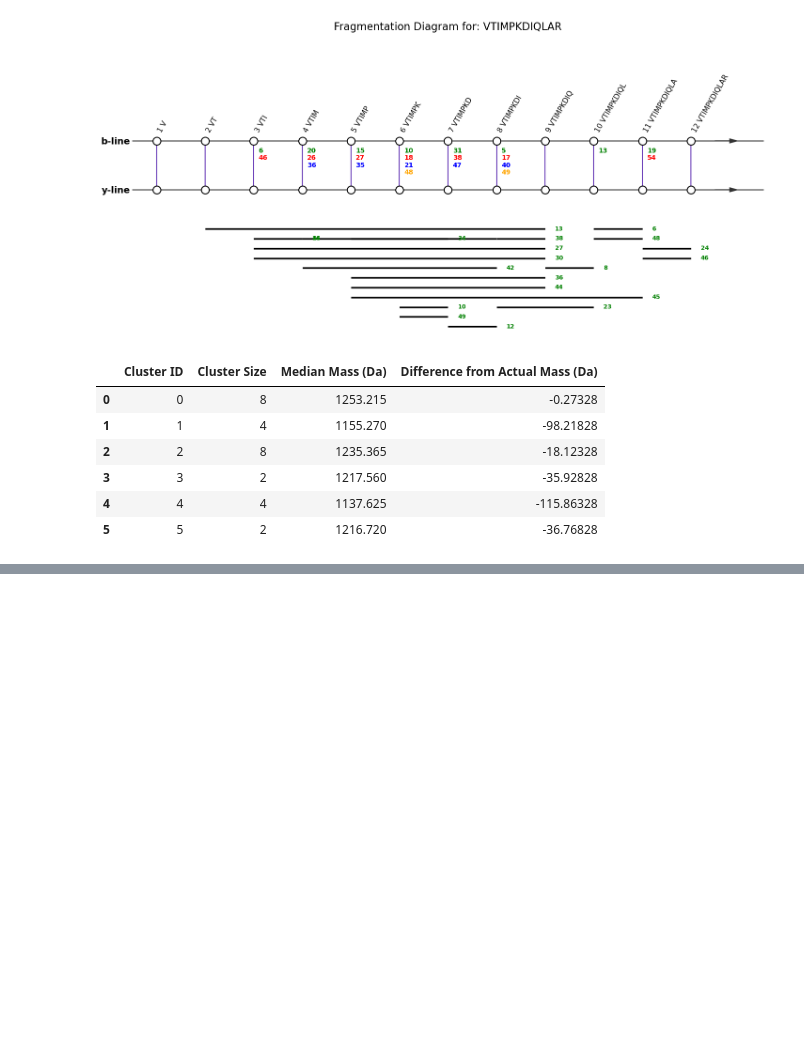
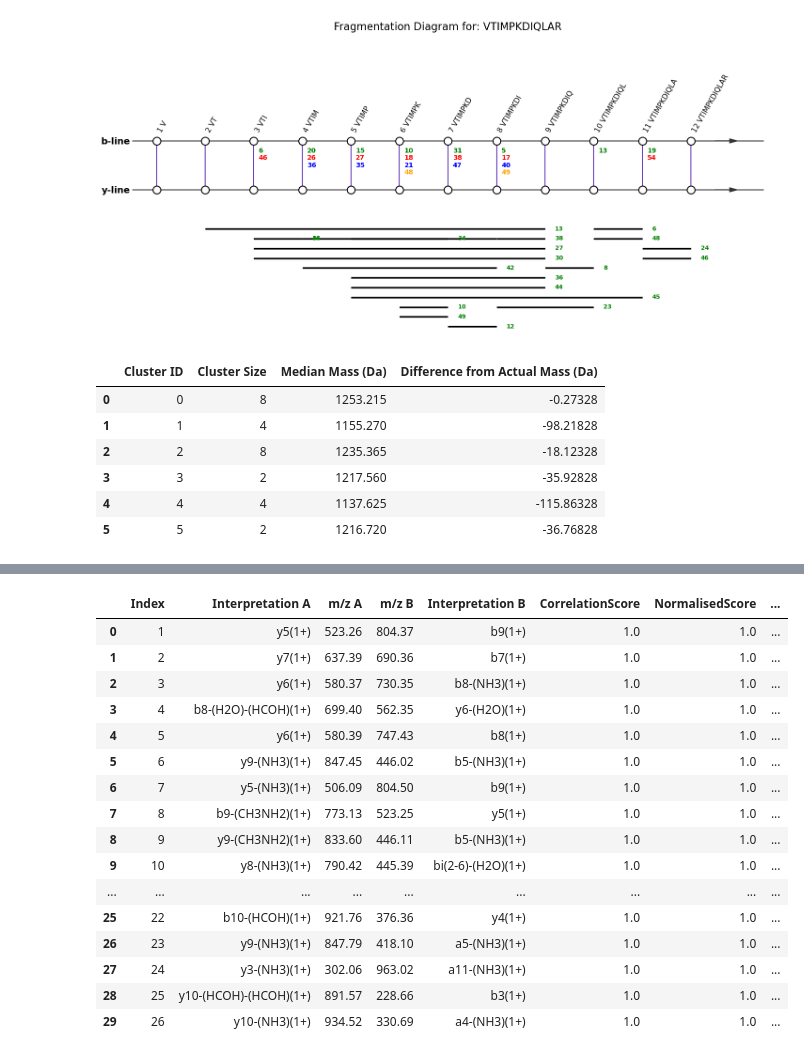
Before and after one commit to Kevinxsn/2D_spec_dict, a Jupyter notebook: notebook.ipynb, the cells around one changed output, grey strips where cells are left out. Cells and saved outputs as stored; diff of their text form; code cells hidden in the pictures; blank space fills up the shorter version.

Commit message:
interpreter for ions

```diff
--- a/notebook.ipynb
+++ b/notebook.ipynb
@@ -418,0 +435,6 @@ pd.read_csv('data/cluster/data_cluster7.csv', index_col=0)
+# %%
+df = pd.read_csv('data/data_table/data_sheet1.csv')
+df_mass = df[['mass1', 'mass2']]
+df_mass_clean = df_mass.dropna()
+df_mass_clean.columns = ['m/z A', 'm/z B']
+df_mass_clean.head()
@@ -418,0 +448,20 @@ pd.read_csv('data/cluster/data_cluster7.csv', index_col=0)
+# %%
+interpreter_modify.report_data(df_mass_clean, 'GGNFSGR(Me)GGFGGSR', 2).head(30)
+# %% [output]
+|  | Index | Interpretation A | m/z A | m/z B | Interpretation B | CorrelationScore | NormalisedScore | ... |
+| 0 | 1 | y5(1+) | 523.26 | 804.37 | b9(1+) | 1.0 | 1.0 | ... |
+| 1 | 2 | y7(1+) | 637.39 | 690.36 | b7(1+) | 1.0 | 1.0 | ... |
+| 2 | 3 | y6(1+) | 580.37 | 730.35 | b8-(NH3)(1+) | 1.0 | 1.0 | ... |
+| 3 | 4 | b8-(H2O)-(HCOH)(1+) | 699.40 | 562.35 | y6-(H2O)(1+) | 1.0 | 1.0 | ... |
+| 4 | 5 | y6(1+) | 580.39 | 747.43 | b8(1+) | 1.0 | 1.0 | ... |
+| 5 | 6 | y9-(NH3)(1+) | 847.45 | 446.02 | b5-(NH3)(1+) | 1.0 | 1.0 | ... |
+| 6 | 7 | y5-(NH3)(1+) | 506.09 | 804.50 | b9(1+) | 1.0 | 1.0 | ... |
+| 7 | 8 | b9-(CH3NH2)(1+) | 773.13 | 523.25 | y5(1+) | 1.0 | 1.0 | ... |
+| 8 | 9 | y9-(CH3NH2)(1+) | 833.60 | 446.11 | b5-(NH3)(1+) | 1.0 | 1.0 | ... |
+| 9 | 10 | y8-(NH3)(1+) | 790.42 | 445.39 | bi(2-6)-(H2O)(1+) | 1.0 | 1.0 | ... |
+| ... | ... | ... | ... | ... | ... | ... | ... | ... |
+| 25 | 22 | b10-(HCOH)(1+) | 921.76 | 376.36 | y4(1+) | 1.0 | 1.0 | ... |
+| 26 | 23 | y9-(NH3)(1+) | 847.79 | 418.10 | a5-(NH3)(1+) | 1.0 | 1.0 | ... |
+| 27 | 24 | y3-(NH3)(1+) | 302.06 | 963.02 | a11-(NH3)(1+) | 1.0 | 1.0 | ... |
+| 28 | 25 | y10-(HCOH)-(HCOH)(1+) | 891.57 | 228.66 | b3(1+) | 1.0 | 1.0 | ... |
+| 29 | 26 | y10-(NH3)(1+) | 934.52 | 330.69 | a4-(NH3)(1+) | 1.0 | 1.0 | ... |
```
Also changed, not shown: parts of 9 cells of this notebook, 4 other files.
